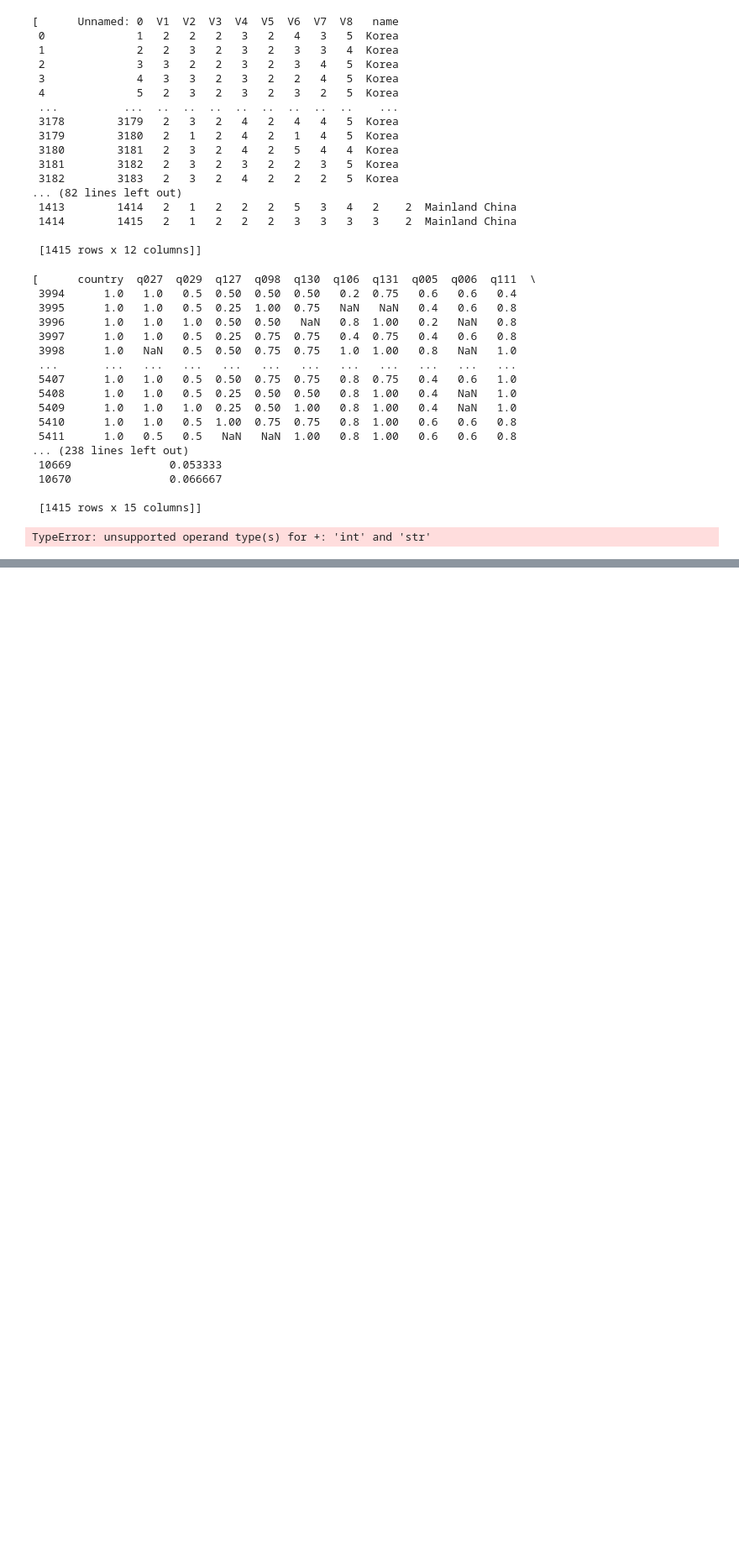
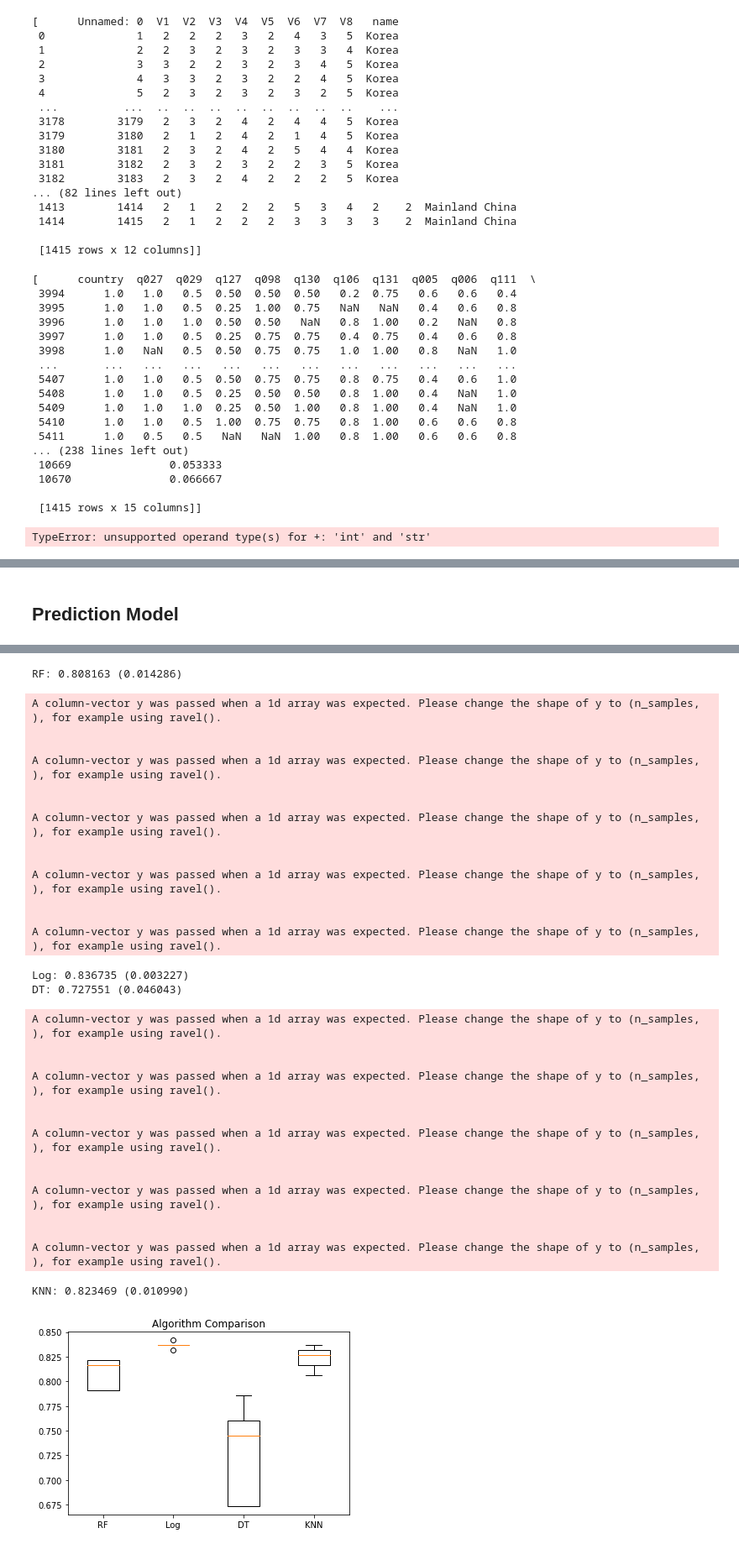
Before and after one commit to edenzdeng/datathon2021, a Jupyter notebook: Datathon 2021 NB.ipynb, the cells around one changed output, grey strips where cells are left out. Shown at 84% size. Cells and saved outputs as stored; diff of their text form; code cells hidden in the pictures; blank space fills up the shorter version.

```diff
--- a/Datathon 2021 NB.ipynb
+++ b/Datathon 2021 NB.ipynb
@@ -399,0 +484,30 @@ df_taiwan.to_csv("probit_taiwan_data.csv")
+# %% [markdown]
+## Prediction Model
+# %%
+df_taiwan = df_taiwan[df_taiwan.q027.notna()]
+X = df_taiwan[["se002", "se003", "se005", "se009","q056", "q098", "q131", "q127"]]
+y = df_taiwan[["q027"]]
+
+imp_mean = SimpleImputer(missing_values=np.nan, strategy='most_frequent')
+imp_mean.fit(X)
+
+X_train, X_test, y_train, y_test = train_test_split(X, y, test_size=0.33, random_state=42)
+X_train = imp_mean.transform(X_train)
+# %%
+models = []
+models.append(('RF', RandomForestClassifier()))
+models.append(('Log', LogisticRegression()))
+models.append(('DT', DecisionTreeClassifier()))
+models.append(('KNN', KNeighborsClassifier()))
+results = []
+names = []
+for name, model in models:
+ cv_results = cross_val_score(model, X_train, y_train, cv=5)
+ results.append(cv_results)
+ names.append(name)
+ print('%s: %f (%f)' % (name, cv_results.mean(), cv_results.std()))
+
+plt.boxplot(results, labels=names)
+plt.title('Algorithm Comparison')
+plt.show()
+# %% [output]
@@ -399,0 +527,31 @@ df_taiwan.to_csv("probit_taiwan_data.csv")
+RF: 0.808163 (0.014286)
+A column-vector y was passed when a 1d array was expected. Please change the shape of y to (n_samples, ), for example using ravel().
+
+
+A column-vector y was passed when a 1d array was expected. Please change the shape of y to (n_samples, ), for example using ravel().
+
+
+A column-vector y was passed when a 1d array was expected. Please change the shape of y to (n_samples, ), for example using ravel().
+
+
+A column-vector y was passed when a 1d array was expected. Please change the shape of y to (n_samples, ), for example using ravel().
+
+
+A column-vector y was passed when a 1d array was expected. Please change the shape of y to (n_samples, ), for example using ravel().
+Log: 0.836735 (0.003227)
+DT: 0.727551 (0.046043)
+A column-vector y was passed when a 1d array was expected. Please change the shape of y to (n_samples, ), for example using ravel().
+
+
+A column-vector y was passed when a 1d array was expected. Please change the shape of y to (n_samples, ), for example using ravel().
+
+
+A column-vector y was passed when a 1d array was expected. Please change the shape of y to (n_samples, ), for example using ravel().
+
+
+A column-vector y was passed when a 1d array was expected. Please change the shape of y to (n_samples, ), for example using ravel().
+
+
+A column-vector y was passed when a 1d array was expected. Please change the shape of y to (n_samples, ), for example using ravel().
+KNN: 0.823469 (0.010990)
+[figure, added]
```
Also changed, not shown: parts of 20 cells of this notebook, 12 other files.
